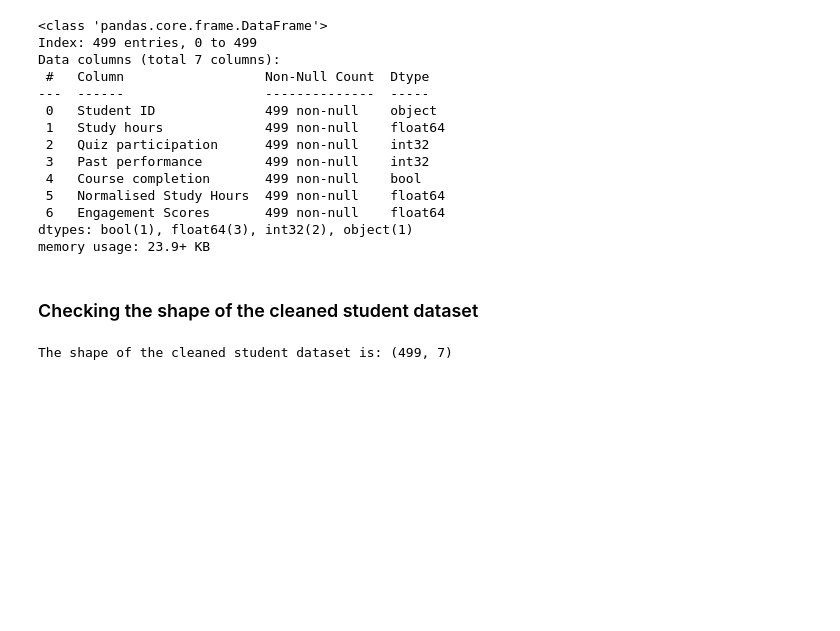
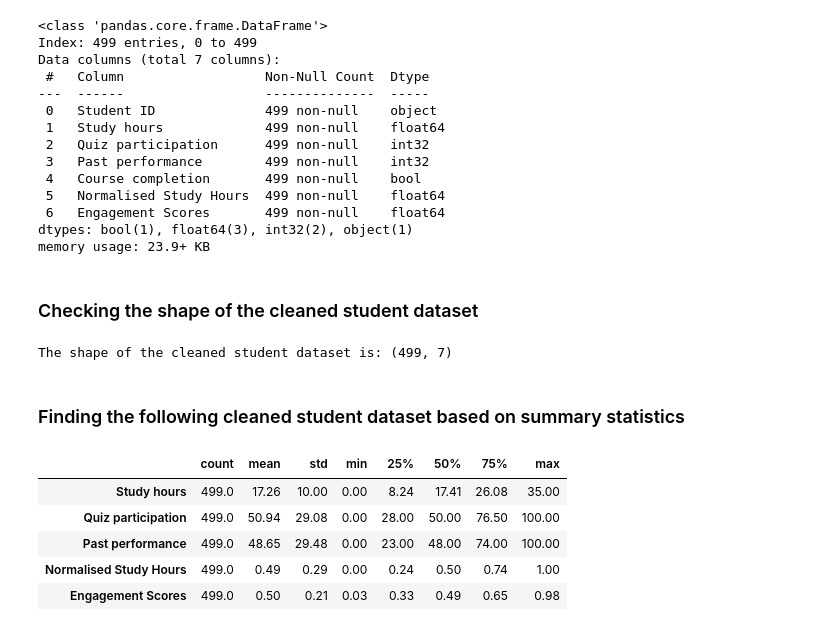
Before and after one commit to x26137216/CA1_AI_Programming, a Jupyter notebook: CA1_AI_Programming.ipynb, the cells around one changed output. Saved outputs shown, nothing was run; the diff lists cells and outputs as text; code cells hidden in the pictures; blank space fills up the shorter version.

Commit message:
Finding the following cleaned student dataset based on summary statistics
- Looking at the cleaned student dataset using the summary statistics and rounding the numeric values within 2 decimal places

- Applied the transpose method for better outlook of the dataset

```diff
--- a/CA1_AI_Programming.ipynb
+++ b/CA1_AI_Programming.ipynb
@@ -450,3 +450,17 @@ memory usage: 23.9+ KB
 print("The shape of the cleaned student dataset is:", student_df_cleaned.shape)
 # %% [output]
 The shape of the cleaned student dataset is: (499, 7)
+# %% [markdown]
+### Finding the following cleaned student dataset based on summary statistics
+# %%
+# Looking at the cleaned student dataset using the summary statistics and rounding the numeric values within 2 decimal places
+# Applied the transpose method to get a better overview of the dataset
+
+student_df_cleaned.describe().T.round(2)
+# %% [output]
+|  | count | mean | std | min | 25% | 50% | 75% | max |
+| Study hours | 499.0 | 17.26 | 10.00 | 0.00 | 8.24 | 17.41 | 26.08 | 35.00 |
+| Quiz participation | 499.0 | 50.94 | 29.08 | 0.00 | 28.00 | 50.00 | 76.50 | 100.00 |
+| Past performance | 499.0 | 48.65 | 29.48 | 0.00 | 23.00 | 48.00 | 74.00 | 100.00 |
+| Normalised Study Hours | 499.0 | 0.49 | 0.29 | 0.00 | 0.24 | 0.50 | 0.74 | 1.00 |
+| Engagement Scores | 499.0 | 0.50 | 0.21 | 0.03 | 0.33 | 0.49 | 0.65 | 0.98 |
```
